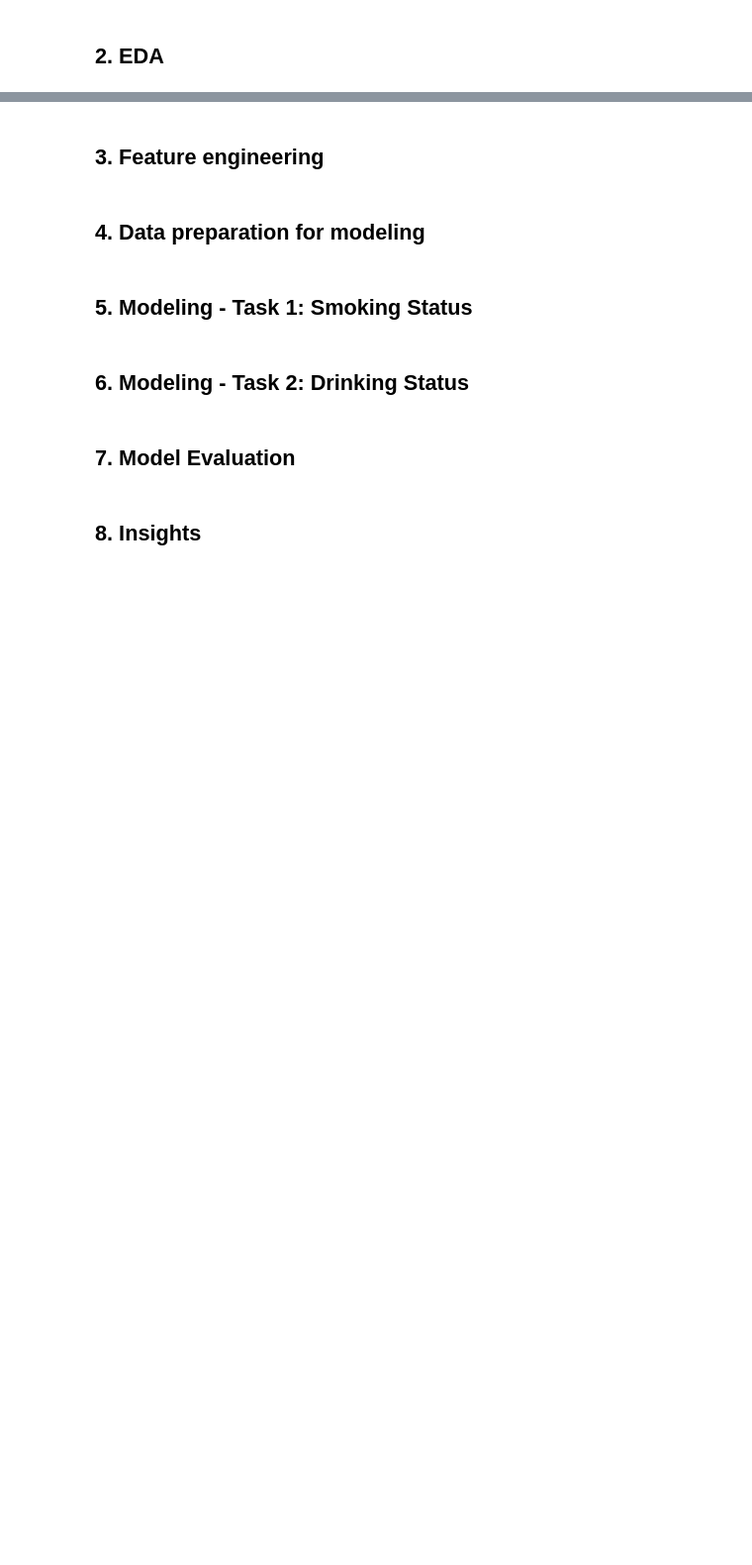
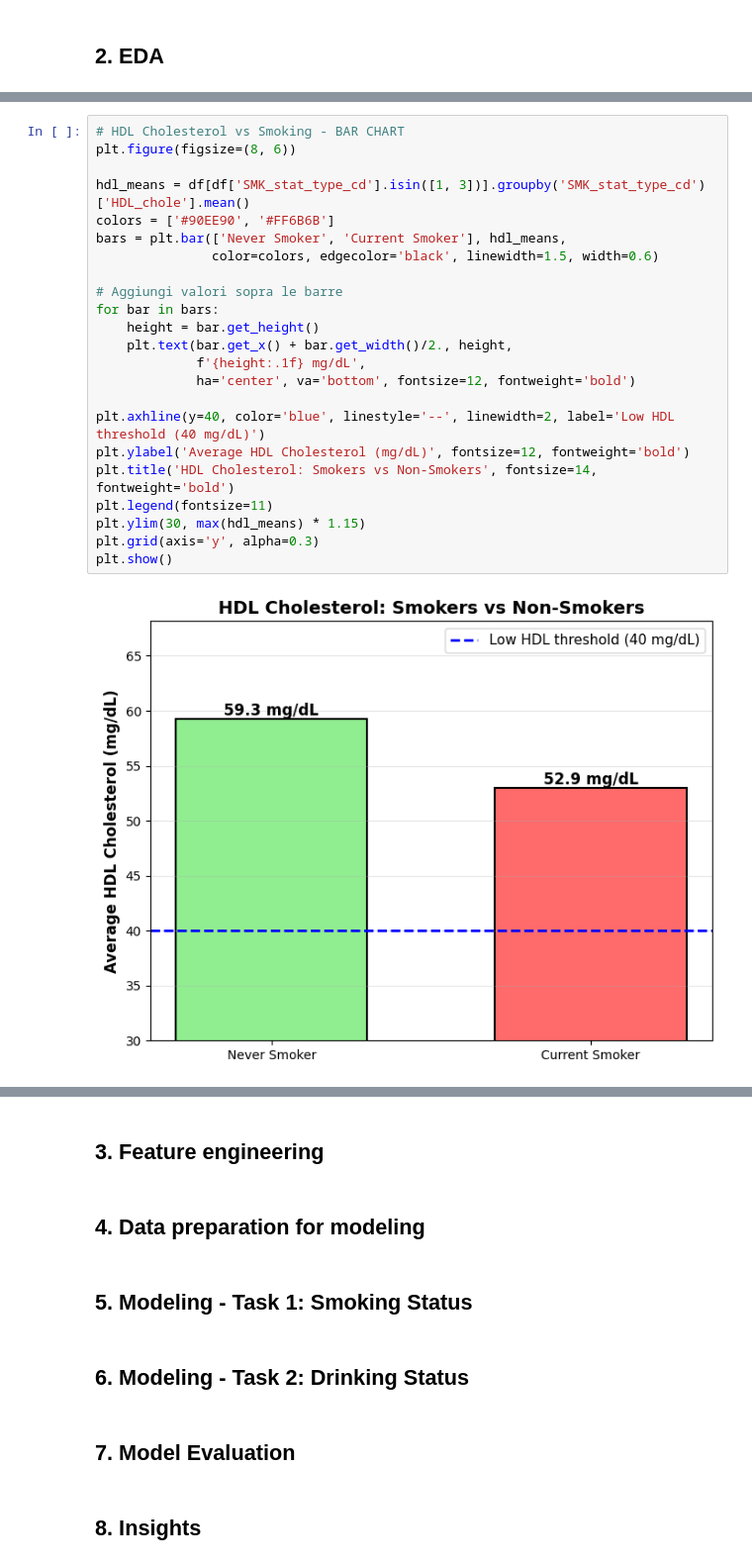
Before and after one commit to gvazzolerunitn/data-science-project, a Jupyter notebook: project/project.ipynb, the cells around one changed output, grey strips where cells are left out. Shown at 99% size. Saved outputs shown, nothing was run; the diff lists cells and outputs as text; blank space fills up the shorter version.

```diff
--- a/project/project.ipynb
+++ b/project/project.ipynb
@@ -13,0 +197,25 @@ import matplotlib.pyplot as plt
+# %%
+# HDL Cholesterol vs Smoking - BAR CHART
+plt.figure(figsize=(8, 6))
+
+hdl_means = df[df['SMK_stat_type_cd'].isin([1, 3])].groupby('SMK_stat_type_cd')['HDL_chole'].mean()
+colors = ['#90EE90', '#FF6B6B']
+bars = plt.bar(['Never Smoker', 'Current Smoker'], hdl_means,
+               color=colors, edgecolor='black', linewidth=1.5, width=0.6)
+
+# Aggiungi valori sopra le barre
+for bar in bars:
+    height = bar.get_height()
+    plt.text(bar.get_x() + bar.get_width()/2., height,
+             f'{height:.1f} mg/dL',
+             ha='center', va='bottom', fontsize=12, fontweight='bold')
+
+plt.axhline(y=40, color='blue', linestyle='--', linewidth=2, label='Low HDL threshold (40 mg/dL)')
+plt.ylabel('Average HDL Cholesterol (mg/dL)', fontsize=12, fontweight='bold')
+plt.title('HDL Cholesterol: Smokers vs Non-Smokers', fontsize=14, fontweight='bold')
+plt.legend(fontsize=11)
+plt.ylim(30, max(hdl_means) * 1.15)
+plt.grid(axis='y', alpha=0.3)
+plt.show()
+# %% [output]
+[figure, added]
```
Also changed, not shown: parts of 24 cells of this notebook.
